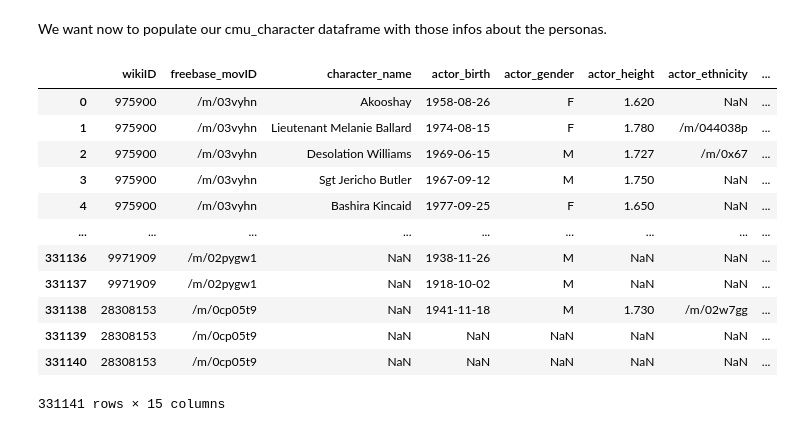
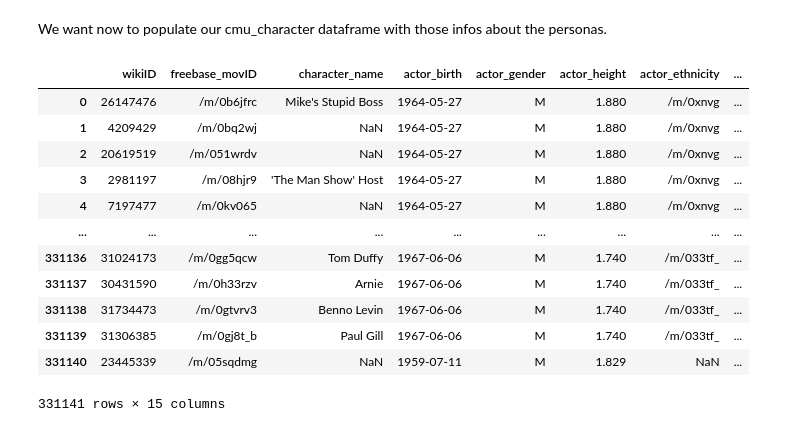
Before and after one commit to epfl-ada/ada-2023-project-lasempanadas, a Jupyter notebook: project_milestone_2.ipynb, the cells around one changed output. Cells and saved outputs as stored; diff of their text form; code cells hidden in the pictures.

```diff
--- a/project_milestone_2.ipynb
+++ b/project_milestone_2.ipynb
@@ -334,6 +334,6 @@ memory usage: 47.7+ MB
 # %% [markdown]
 We can see that we didn't loose to much data. We will now create a dataset containing the information about the actors and the movies they played in.
 # %%
-actor_movie = cmu_character[['wikiID','freebase_actorID']].merge(cmu_movies[['wikiID','averageRating','numVotes','release_date']],on='wikiID',how='inner')
+actor_movie = cmu_character.drop(columns='release_date', axis=1).merge(cmu_movies[['wikiID','averageRating','numVotes','release_date']],on='wikiID',how='inner')
 actor_movie
 # %% [output]
@@ -425,0 +409,3 @@ cmu_character
+# %%
+cmu_character = actor_movie.drop(columns=['averageRating','numVotes']).copy()
+cmu_character
@@ -455,20 +455,19 @@ acl_persona
 We want now to populate our cmu_character dataframe with those infos about the personas.
 # %%
 #We first need to keep only the entities detected that have a freebase_char_actor_map value in order to be able to merge it with the other df WHY?
-acl_persona = acl_persona[acl_persona['entity_id'].apply(lambda x : not x.startswith('e'))].rename(columns={'entity_id':'freebase_char_actor_map'})
-cmu_character = cmu_character.merge(acl_persona[['freebase_char_actor_map','persona']], on='freebase_char_actor_map', how='left')
+cmu_character = cmu_character.merge(acl_persona[['entity_id','persona']], left_on='freebase_char_actor_map', right_on='entity_id', how='left').drop(columns='entity_id')
 cmu_character
 # %% [output]
 |  | wikiID | freebase_movID | character_name | actor_birth | actor_gender | actor_height | actor_ethnicity | ... |
-| 0 | 975900 | /m/03vyhn | Akooshay | 1958-08-26 | F | 1.620 | NaN | ... |
-| 1 | 975900 | /m/03vyhn | Lieutenant Melanie Ballard | 1974-08-15 | F | 1.780 | /m/044038p | ... |
-| 2 | 975900 | /m/03vyhn | Desolation Williams | 1969-06-15 | M | 1.727 | /m/0x67 | ... |
-| 3 | 975900 | /m/03vyhn | Sgt Jericho Butler | 1967-09-12 | M | 1.750 | NaN | ... |
-| 4 | 975900 | /m/03vyhn | Bashira Kincaid | 1977-09-25 | F | 1.650 | NaN | ... |
+| 0 | 26147476 | /m/0b6jfrc | Mike's Stupid Boss | 1964-05-27 | M | 1.880 | /m/0xnvg | ... |
+| 1 | 4209429 | /m/0bq2wj | NaN | 1964-05-27 | M | 1.880 | /m/0xnvg | ... |
+| 2 | 20619519 | /m/051wrdv | NaN | 1964-05-27 | M | 1.880 | /m/0xnvg | ... |
+| 3 | 2981197 | /m/08hjr9 | 'The Man Show' Host | 1964-05-27 | M | 1.880 | /m/0xnvg | ... |
+| 4 | 7197477 | /m/0kv065 | NaN | 1964-05-27 | M | 1.880 | /m/0xnvg | ... |
 | ... | ... | ... | ... | ... | ... | ... | ... | ... |
-| 331136 | 9971909 | /m/02pygw1 | NaN | 1938-11-26 | M | NaN | NaN | ... |
-| 331137 | 9971909 | /m/02pygw1 | NaN | 1918-10-02 | M | NaN | NaN | ... |
-| 331138 | 28308153 | /m/0cp05t9 | NaN | 1941-11-18 | M | 1.730 | /m/02w7gg | ... |
-| 331139 | 28308153 | /m/0cp05t9 | NaN | NaN | NaN | NaN | NaN | ... |
-| 331140 | 28308153 | /m/0cp05t9 | NaN | NaN | NaN | NaN | NaN | ... |
+| 331136 | 31024173 | /m/0gg5qcw | Tom Duffy | 1967-06-06 | M | 1.740 | /m/033tf_ | ... |
+| 331137 | 30431590 | /m/0h33rzv | Arnie | 1967-06-06 | M | 1.740 | /m/033tf_ | ... |
+| 331138 | 31734473 | /m/0gtvrv3 | Benno Levin | 1967-06-06 | M | 1.740 | /m/033tf_ | ... |
+| 331139 | 31306385 | /m/0gj8t_b | Paul Gill | 1967-06-06 | M | 1.740 | /m/033tf_ | ... |
+| 331140 | 23445339 | /m/05sqdmg | NaN | 1959-07-11 | M | 1.829 | NaN | ... |
 331141 rows × 15 columns
```
Also changed, not shown: parts of 11 cells of this notebook.
